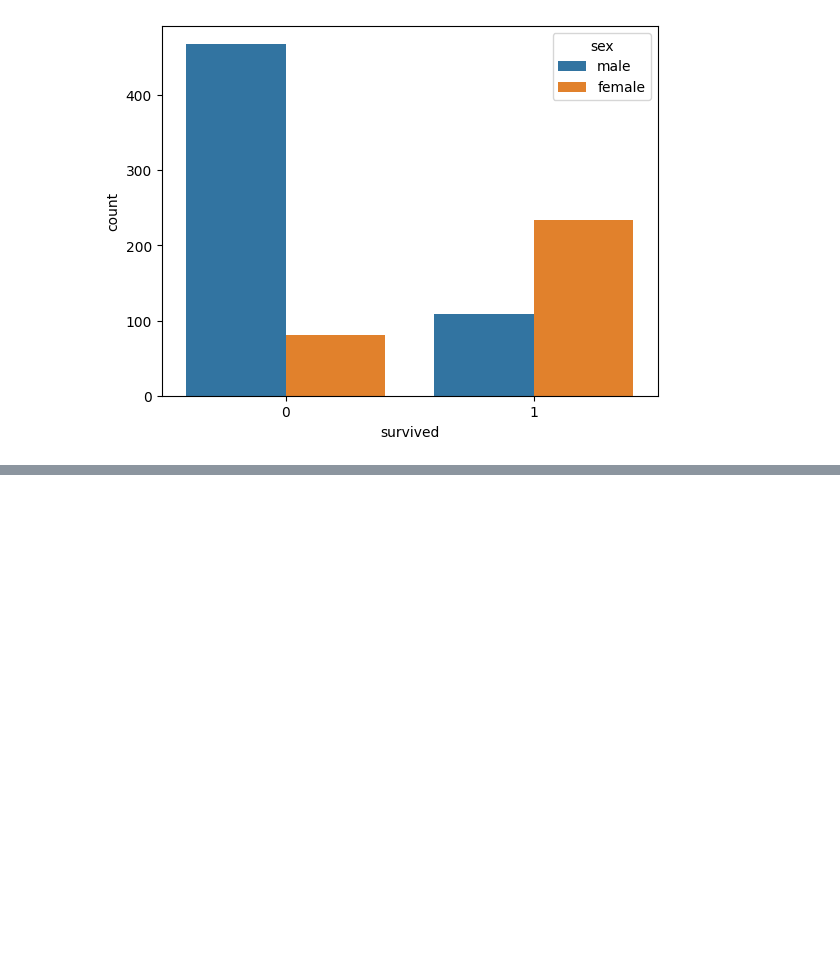
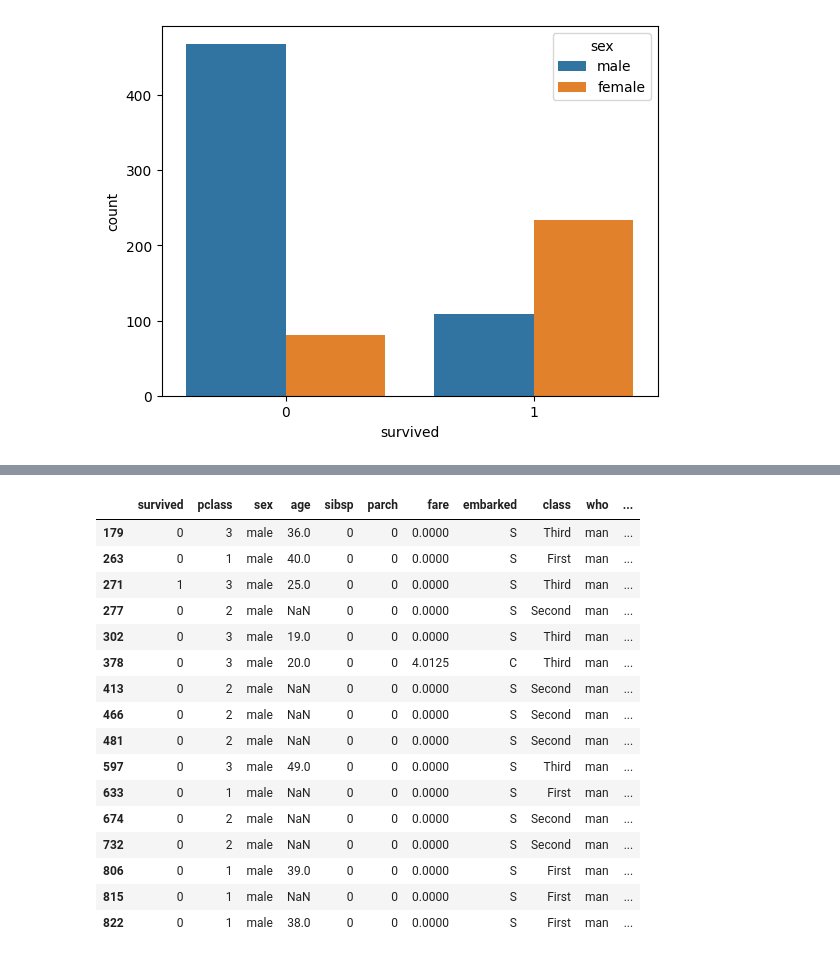
Before and after one commit to sohailahmad25/python_data_analysis, a Jupyter notebook: pandas_day6.ipynb, the cells around one changed output, grey strips where cells are left out. Cells and saved outputs as stored; diff of their text form; code cells hidden in the pictures; blank space fills up the shorter version.

```diff
--- a/pandas_day6.ipynb
+++ b/pandas_day6.ipynb
@@ -181,0 +190,20 @@ sns.countplot(x='survived', hue='sex' , data=df_titanic )
+# %%
+df_titanic[df_titanic['fare'] < 5]
+# %% [output]
+|  | survived | pclass | sex | age | sibsp | parch | fare | embarked | class | who | ... |
+| 179 | 0 | 3 | male | 36.0 | 0 | 0 | 0.0000 | S | Third | man | ... |
+| 263 | 0 | 1 | male | 40.0 | 0 | 0 | 0.0000 | S | First | man | ... |
+| 271 | 1 | 3 | male | 25.0 | 0 | 0 | 0.0000 | S | Third | man | ... |
+| 277 | 0 | 2 | male | NaN | 0 | 0 | 0.0000 | S | Second | man | ... |
+| 302 | 0 | 3 | male | 19.0 | 0 | 0 | 0.0000 | S | Third | man | ... |
+| 378 | 0 | 3 | male | 20.0 | 0 | 0 | 4.0125 | C | Third | man | ... |
+| 413 | 0 | 2 | male | NaN | 0 | 0 | 0.0000 | S | Second | man | ... |
+| 466 | 0 | 2 | male | NaN | 0 | 0 | 0.0000 | S | Second | man | ... |
+| 481 | 0 | 2 | male | NaN | 0 | 0 | 0.0000 | S | Second | man | ... |
+| 597 | 0 | 3 | male | 49.0 | 0 | 0 | 0.0000 | S | Third | man | ... |
+| 633 | 0 | 1 | male | NaN | 0 | 0 | 0.0000 | S | First | man | ... |
+| 674 | 0 | 2 | male | NaN | 0 | 0 | 0.0000 | S | Second | man | ... |
+| 732 | 0 | 2 | male | NaN | 0 | 0 | 0.0000 | S | Second | man | ... |
+| 806 | 0 | 1 | male | 39.0 | 0 | 0 | 0.0000 | S | First | man | ... |
+| 815 | 0 | 1 | male | NaN | 0 | 0 | 0.0000 | S | First | man | ... |
+| 822 | 0 | 1 | male | 38.0 | 0 | 0 | 0.0000 | S | First | man | ... |
```
Also changed, not shown: parts of 4 cells of this notebook, 2 other files.
